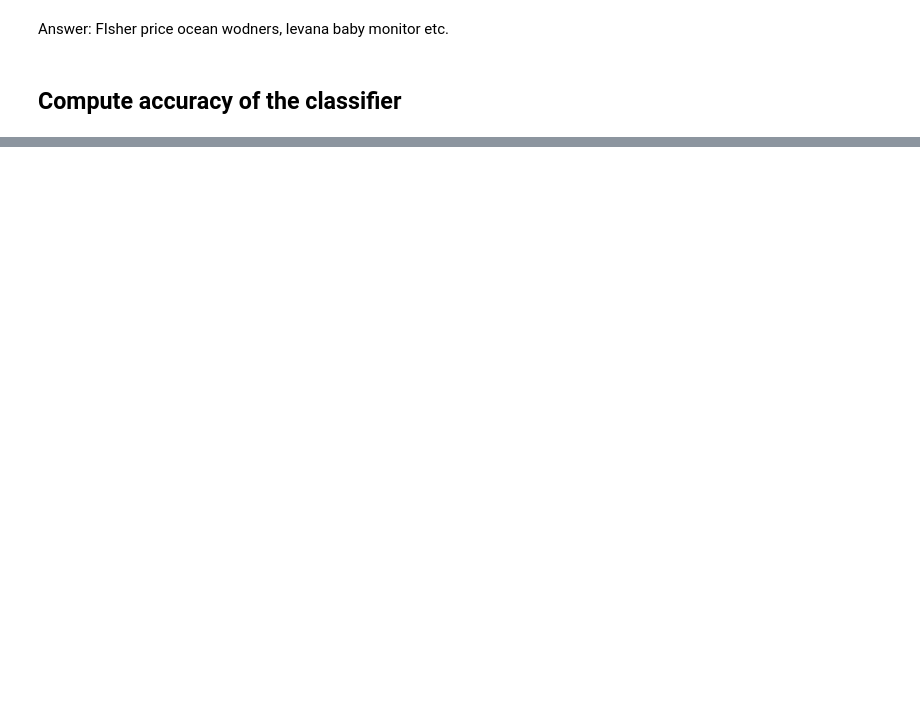
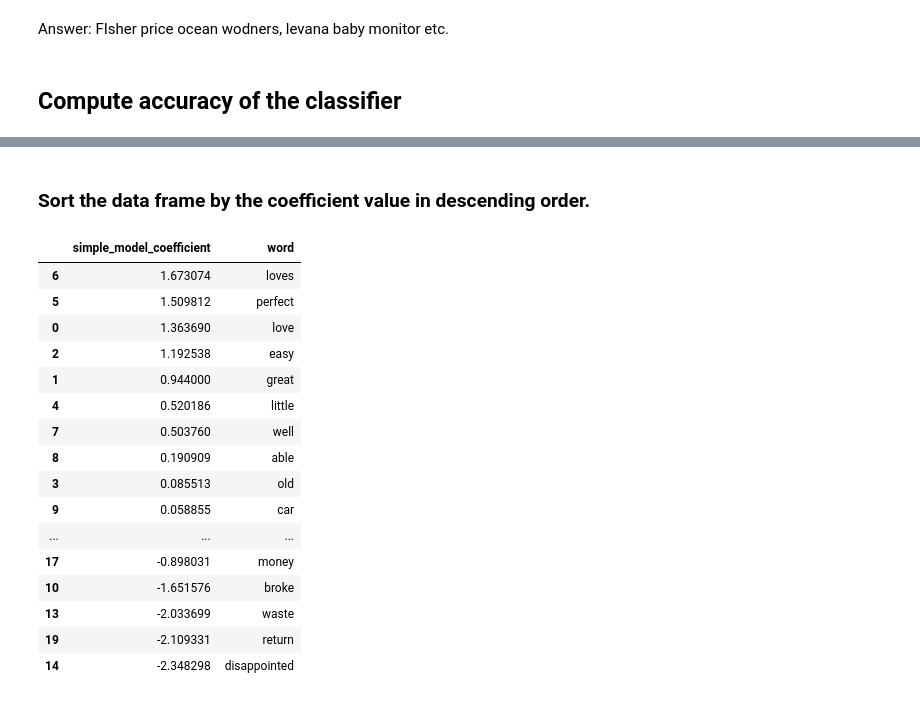
Before and after one commit to sachinjain024/practicebook, a Jupyter notebook: my-courses/coursera-classification/week1/Assignment.ipynb, the cells around one changed output, grey strips where cells are left out. Cells and saved outputs as stored; diff of their text form; code cells hidden in the pictures; blank space fills up the shorter version.

```diff
--- a/my-courses/coursera-classification/week1/Assignment.ipynb
+++ b/my-courses/coursera-classification/week1/Assignment.ipynb
@@ -345,0 +353,2 @@ Answer: FIsher price ocean wodners, levana baby monitor etc.
+# %%
+significant_words = ['love', 'great', 'easy', 'old', 'little', 'perfect', 'loves', 'well', 'able', 'car', 'broke', 'less', 'even', 'waste', 'disappointed', 'work', 'product', 'money', 'would', 'return']
@@ -345,0 +359,4 @@ Answer: FIsher price ocean wodners, levana baby monitor etc.
+# %%
+vectorizer_word_subset = CountVectorizer(vocabulary=significant_words) # limit to 20 words
+train_matrix_word_subset = vectorizer_word_subset.fit_transform(train_data['review_clean'])
+test_matrix_word_subset = vectorizer_word_subset.transform(test_data['review_clean'])
@@ -345,0 +396,22 @@ Answer: FIsher price ocean wodners, levana baby monitor etc.
+# %% [markdown]
+### Sort the data frame by the coefficient value in descending order.
+# %%
+simple_model_coef_table.sort_values('simple_model_coefficient', ascending=False)
+# %% [output]
+|  | simple_model_coefficient | word |
+| 6 | 1.673074 | loves |
+| 5 | 1.509812 | perfect |
+| 0 | 1.363690 | love |
+| 2 | 1.192538 | easy |
+| 1 | 0.944000 | great |
+| 4 | 0.520186 | little |
+| 7 | 0.503760 | well |
+| 8 | 0.190909 | able |
+| 3 | 0.085513 | old |
+| 9 | 0.058855 | car |
+| ... | ... | ... |
+| 17 | -0.898031 | money |
+| 10 | -1.651576 | broke |
+| 13 | -2.033699 | waste |
+| 19 | -2.109331 | return |
+| 14 | -2.348298 | disappointed |
```
Also changed, not shown: parts of 28 cells of this notebook, 1 other file.
